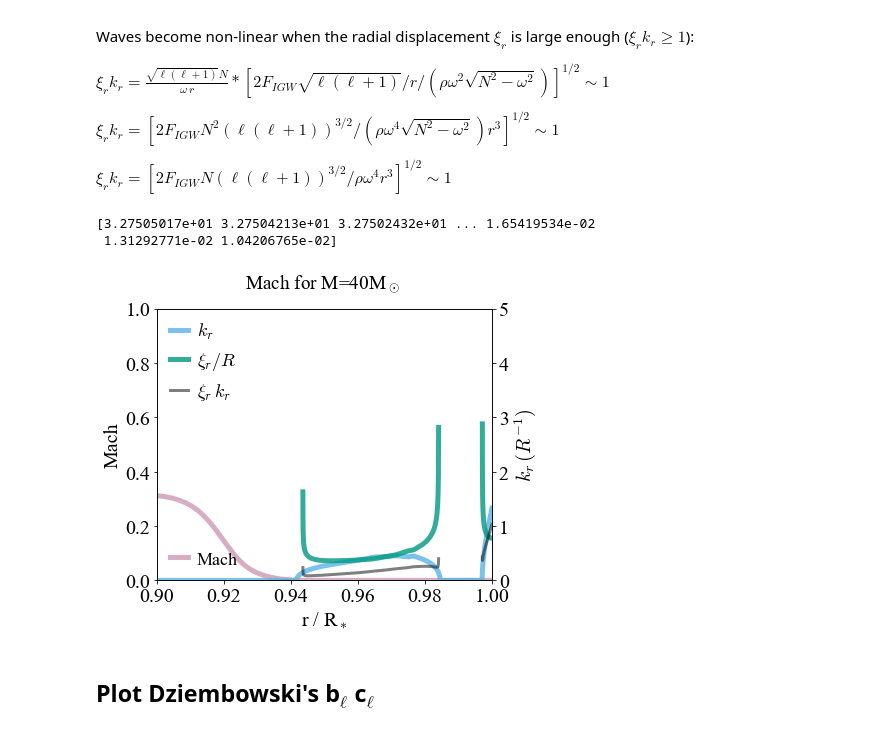
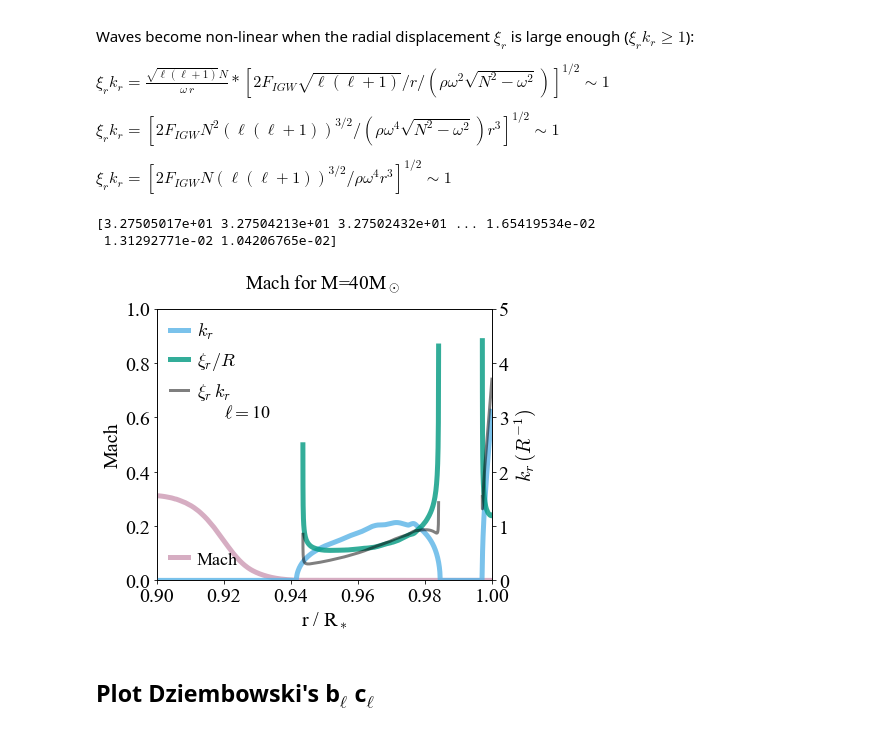
Before and after one commit to matteocantiello/rednoise, a Jupyter notebook: propagation_diagrams.ipynb, the cells around one changed output. Saved outputs shown, nothing was run; the diff lists cells and outputs as text; code cells hidden in the pictures.

```diff
--- a/propagation_diagrams.ipynb
+++ b/propagation_diagrams.ipynb
@@ -502,42 +502,42 @@ $\xi_r k_r = [ 2 F_{IGW} N^2 (\ell(\ell+1))^{3/2} /(\rho \omega^4 \sqrt{N^2-\ome
 $\xi_r k_r = [ 2 F_{IGW} N (\ell(\ell+1))^{3/2} / \rho \omega^4  r^3 ]^{1/2} \sim 1$
 # %%
 fig, ax1 = plt.subplots()
-ell=4
+ell=10
 R = mesa.radius
 ax1.plot(R/R[1],mach,linewidth=5, color=RED_PURPLE,alpha=0.8,label = r'Mach')
 ax1.set_ylabel(r'Mach')
 ax1.set_xlabel(r'r / R$_*$')
 ax1.set_xlim(0.9,1)
 ax1.set_ylim(0,1)
 legend1 = plt.legend(loc='lower left',fontsize=18,ncol=1)
 
 ax2=ax1.twinx()
 print(mesa.radius)
 # Calculate radial wavenumber
 kr= k_r(ell,brunt*muhz,omega_c,R)
 ax2.plot(R/R[1],kr,linewidth=5, color=SKY_BLUE,alpha=0.8,label = r'$k_r$')
 #ax2.plot(mesa.radius/mesa.radius[1],np.log10((Figw/F)**0.5),linewidth=5, color=BLUE_GREEN,alpha=0.8,label = r'$\sqrt{F_{IGW}/F_{*}}$')
 
 
 xir= xi_r(ell,brunt*muhz,omega_c,R*rsun, rho, Figw_fecz)
 
 #ax2.plot(mesa.radius/mesa.radius[1],np.log10(kr*xir),linewidth=5, color=BLUE_GREEN,alpha=0.8,label = r'$\xi_r \, k_r$')
 ax2.plot(R/R[1],xir/(R*rsun),linewidth=5, color=BLUE_GREEN,alpha=0.8,label = r'$\xi_r/ R $')
 ax2.plot(R/R[1],kr*xir/(R*rsun),linewidth=3, color=BLACK,alpha=0.5,label = r'$\xi_r \, k_r$')
 legend2 = plt.legend(loc='upper left',fontsize=18,ncol=1)
 
 #ax2.set_xlim(0.75,1)
 ax2.set_ylim(0,5)
 ax2.set_ylabel(r'$k_r \, (R^{-1})$')
-
+ax2.annotate('$\ell = $'+str(ell),(0.92,3), fontsize=18)
 
 #plt.ylabel(r'$\log \sqrt{F_{IGW}/F_0}$')
 plt.title(r'Mach for M=40M$_\odot$ ') #X$_c$=0.68
 plt.savefig("Fluxes_mach_40Msun.pdf")
 # %% [output]
 [3.27505017e+01 3.27504213e+01 3.27502432e+01 ... 1.65419534e-02
  1.31292771e-02 1.04206765e-02]
-[figure, old version]
+[figure, new version]
 # %% [markdown]
 ## Plot Dziembowski's b$_\ell$ c$_\ell$
 # %%
```
